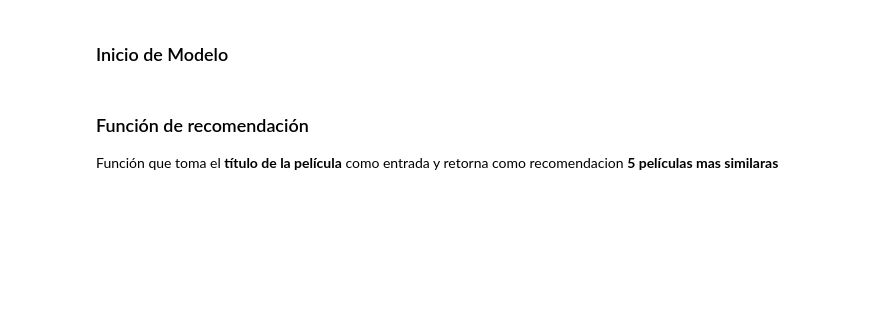
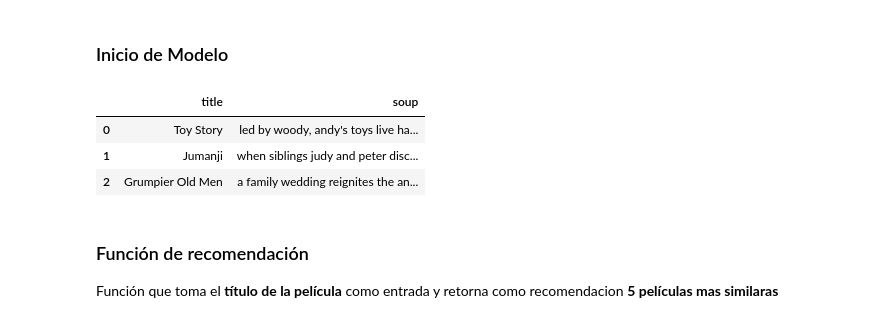
Before and after one commit to villarrealfx/PI-01-MLOps-Henry, a Jupyter notebook: ML-(Machine Learning).ipynb, the cells around one changed output. Saved outputs shown, nothing was run; the diff lists cells and outputs as text; code cells hidden in the pictures; blank space fills up the shorter version.

```diff
--- a/ML-(Machine Learning).ipynb
+++ b/ML-(Machine Learning).ipynb
@@ -102,6 +125,13 @@ from sklearn.feature_extraction.text import CountVectorizer
 # Instanciar un nuevo objeto CountVectorizer y se crea vector para la columna "soup"
 count = CountVectorizer(stop_words='english')
 count_matrix = count.fit_transform(data['soup'])
+# %%
+data.head(3)
+# %% [output]
+|  | title | soup |
+| 0 | Toy Story | led by woody, andy's toys live ha... |
+| 1 | Jumanji | when siblings judy and peter disc... |
+| 2 | Grumpier Old Men | a family wedding reignites the an... |
 # %%
 # Importar función "cosine_similarity" de sklearn
 from sklearn.metrics.pairwise import cosine_similarity
```
Also changed, not shown: parts of 33 cells of this notebook, 5 other files.
